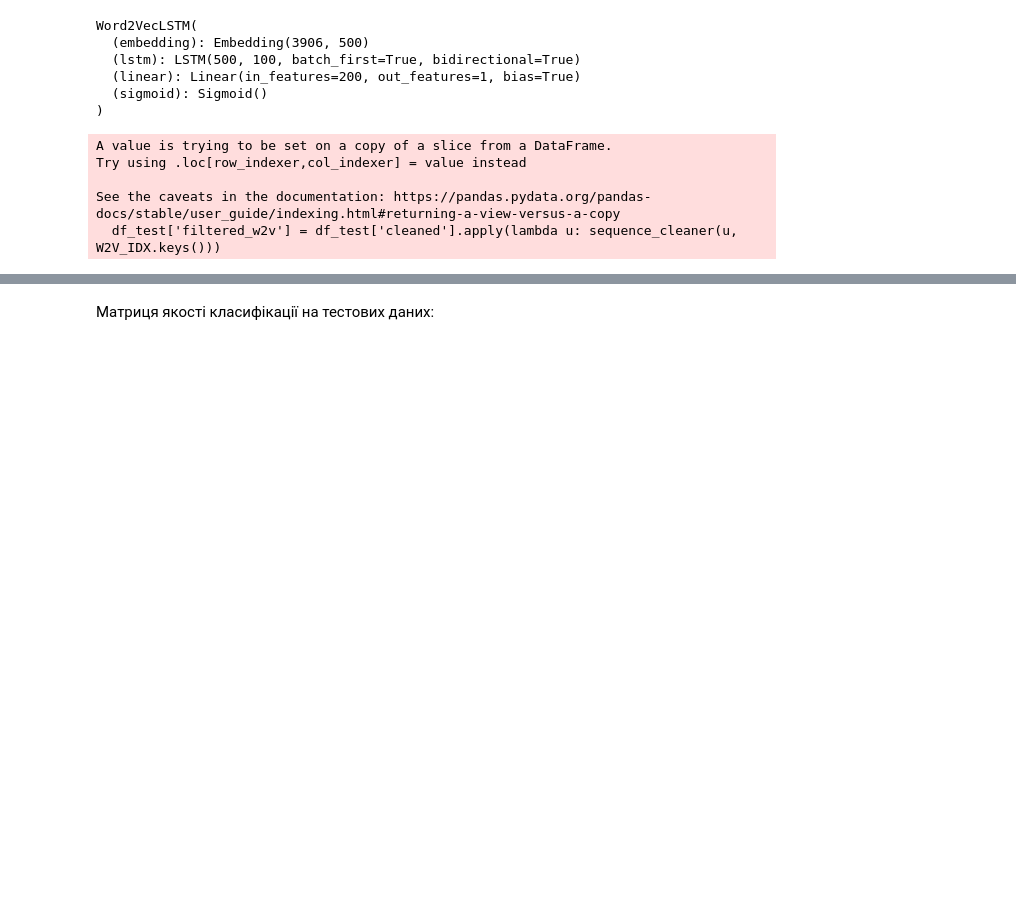
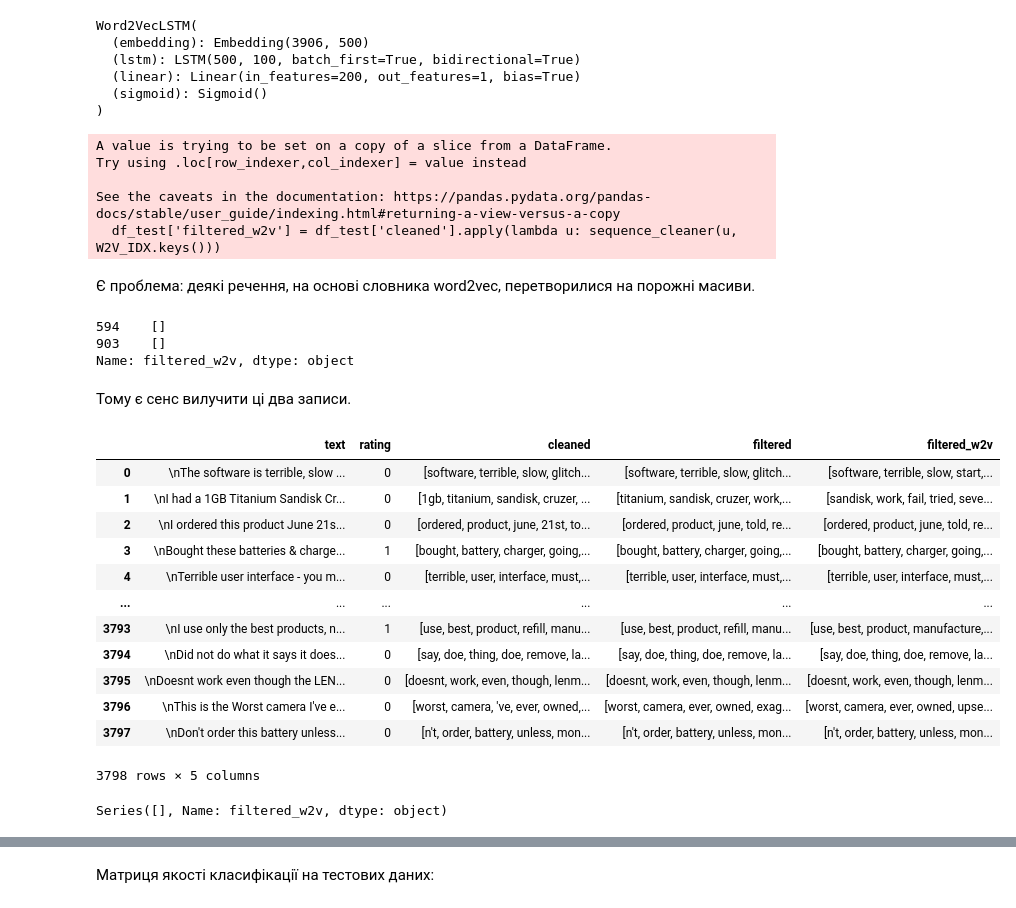
Before and after one commit to MilkyCousin/Python-Probability-and-Statistics, a Jupyter notebook: neural_networks_2mag/lab3/horbunov_lab3_var4.ipynb, the cells around one changed output, grey strips where cells are left out. Saved outputs shown, nothing was run; the diff lists cells and outputs as text; code cells hidden in the pictures; blank space fills up the shorter version.

```diff
--- a/neural_networks_2mag/lab3/horbunov_lab3_var4.ipynb
+++ b/neural_networks_2mag/lab3/horbunov_lab3_var4.ipynb
@@ -1127,6 +1109,37 @@ Try using .loc[row_indexer,col_indexer] = value instead
 
 See the caveats in the documentation: https://pandas.pydata.org/pandas-docs/stable/user_guide/indexing.html#returning-a-view-versus-a-copy
   df_test['filtered_w2v'] = df_test['cleaned'].apply(lambda u: sequence_cleaner(u, W2V_IDX.keys()))
+# %% [markdown]
+Є проблема: деякі речення, на основі словника word2vec, перетворилися на порожні масиви.
+# %%
+df_train['filtered_w2v'][df_train['filtered_w2v'].apply(lambda u: len(u)) == 0]
+# %% [output]
+594    []
+903    []
+Name: filtered_w2v, dtype: object
+# %% [markdown]
+Тому є сенс вилучити ці два записи.
+# %%
+df_train = df_train[df_train['filtered_w2v'].apply(lambda u: len(u)) != 0].reset_index(drop=True)
+df_train
+# %% [output]
+|  | text | rating | cleaned | filtered | filtered_w2v |
+| 0 | \nThe software is terrible, slow ... | 0 | [software, terrible, slow, glitch... | [software, terrible, slow, glitch... | [software, terrible, slow, start,... |
+| 1 | \nI had a 1GB Titanium Sandisk Cr... | 0 | [1gb, titanium, sandisk, cruzer, ... | [titanium, sandisk, cruzer, work,... | [sandisk, work, fail, tried, seve... |
+| 2 | \nI ordered this product June 21s... | 0 | [ordered, product, june, 21st, to... | [ordered, product, june, told, re... | [ordered, product, june, told, re... |
+| 3 | \nBought these batteries & charge... | 1 | [bought, battery, charger, going,... | [bought, battery, charger, going,... | [bought, battery, charger, going,... |
+| 4 | \nTerrible user interface - you m... | 0 | [terrible, user, interface, must,... | [terrible, user, interface, must,... | [terrible, user, interface, must,... |
+| ... | ... | ... | ... | ... | ... |
+| 3793 | \nI use only the best products, n... | 1 | [use, best, product, refill, manu... | [use, best, product, refill, manu... | [use, best, product, manufacture,... |
+| 3794 | \nDid not do what it says it does... | 0 | [say, doe, thing, doe, remove, la... | [say, doe, thing, doe, remove, la... | [say, doe, thing, doe, remove, la... |
+| 3795 | \nDoesnt work even though the LEN... | 0 | [doesnt, work, even, though, lenm... | [doesnt, work, even, though, lenm... | [doesnt, work, even, though, lenm... |
+| 3796 | \nThis is the Worst camera I've e... | 0 | [worst, camera, 've, ever, owned,... | [worst, camera, ever, owned, exag... | [worst, camera, ever, owned, upse... |
+| 3797 | \nDon't order this battery unless... | 0 | [n't, order, battery, unless, mon... | [n't, order, battery, unless, mon... | [n't, order, battery, unless, mon... |
+3798 rows × 5 columns
+# %%
+df_test['filtered_w2v'][df_test['filtered_w2v'].apply(lambda u: len(u)) == 0]
+# %% [output]
+Series([], Name: filtered_w2v, dtype: object)
 # %%
 batch_size = 50 # => 3800 / 50 = 76 міні-пакетів
 n_epochs = 50
```
Also changed, not shown: parts of 31 cells of this notebook.
